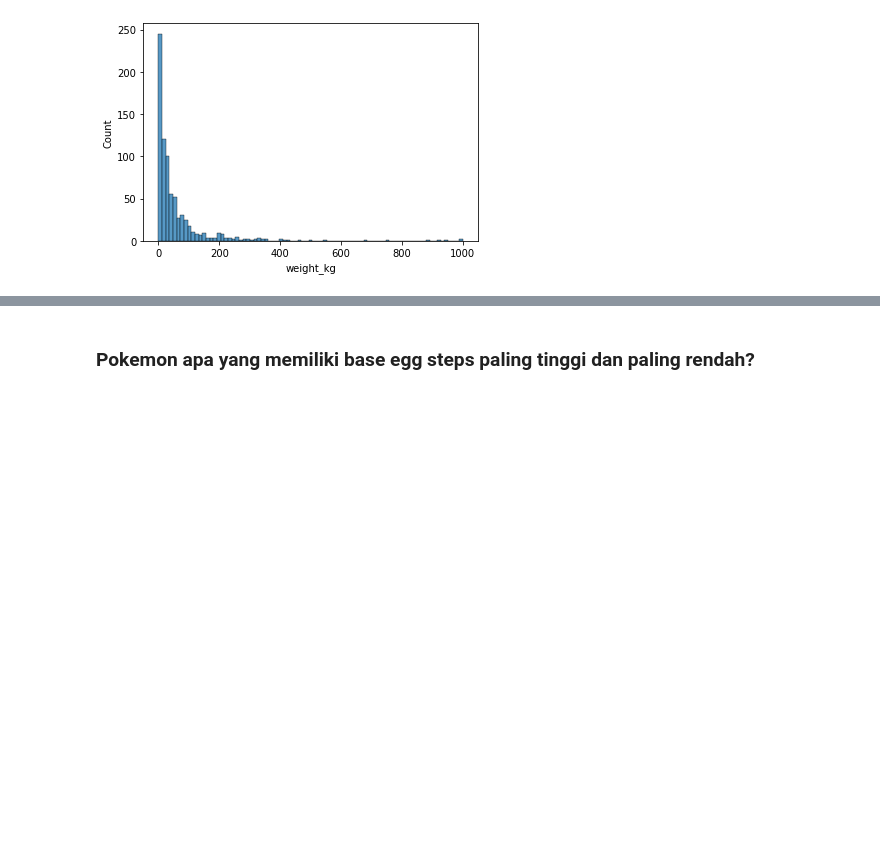
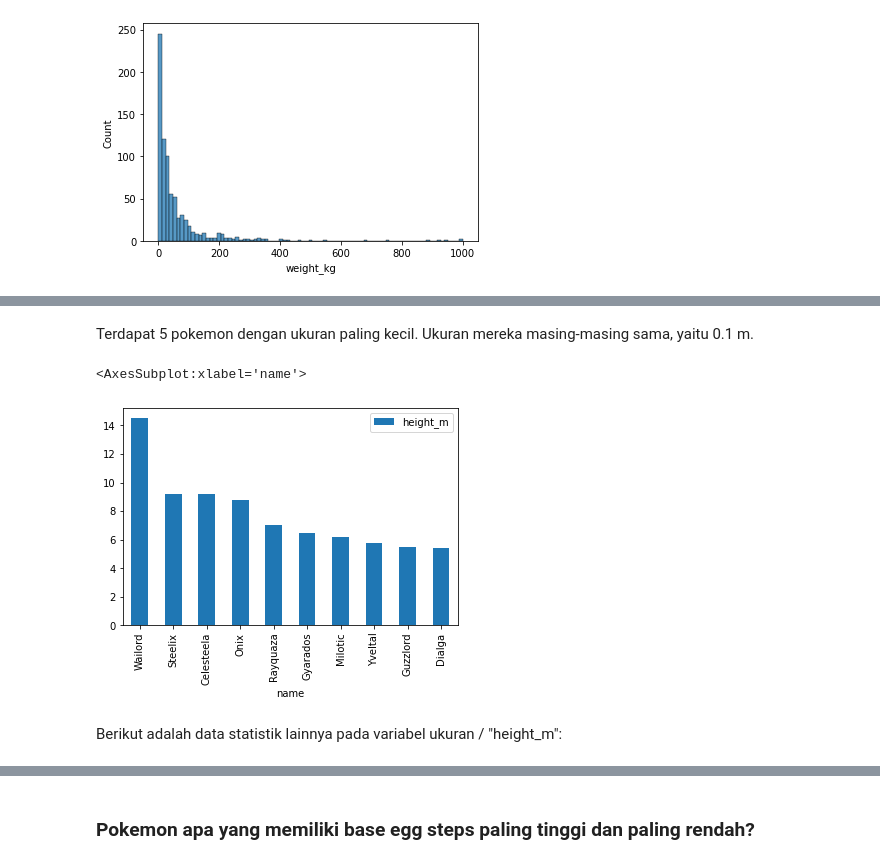
Before and after one commit to Dryluigi/pokemon-eda, a Jupyter notebook: Pokemon EDA.ipynb, the cells around one changed output, grey strips where cells are left out. Saved outputs shown, nothing was run; the diff lists cells and outputs as text; code cells hidden in the pictures; blank space fills up the shorter version.

```diff
--- a/Pokemon EDA.ipynb
+++ b/Pokemon EDA.ipynb
@@ -150,0 +198,9 @@ Rata-rata berat: 61.38 kg
+# %% [markdown]
+Terdapat 5 pokemon dengan ukuran paling kecil. Ukuran mereka masing-masing sama, yaitu 0.1 m.
+# %%
+df[['name', 'height_m']].sort_values(['height_m'], ascending=False).head(10).plot.bar(x='name', y='height_m')
+# %% [output]
+<AxesSubplot:xlabel='name'>
+[figure, added]
+# %% [markdown]
+Berikut adalah data statistik lainnya pada variabel ukuran / "height_m":
```
Also changed, not shown: parts of 36 cells of this notebook.
